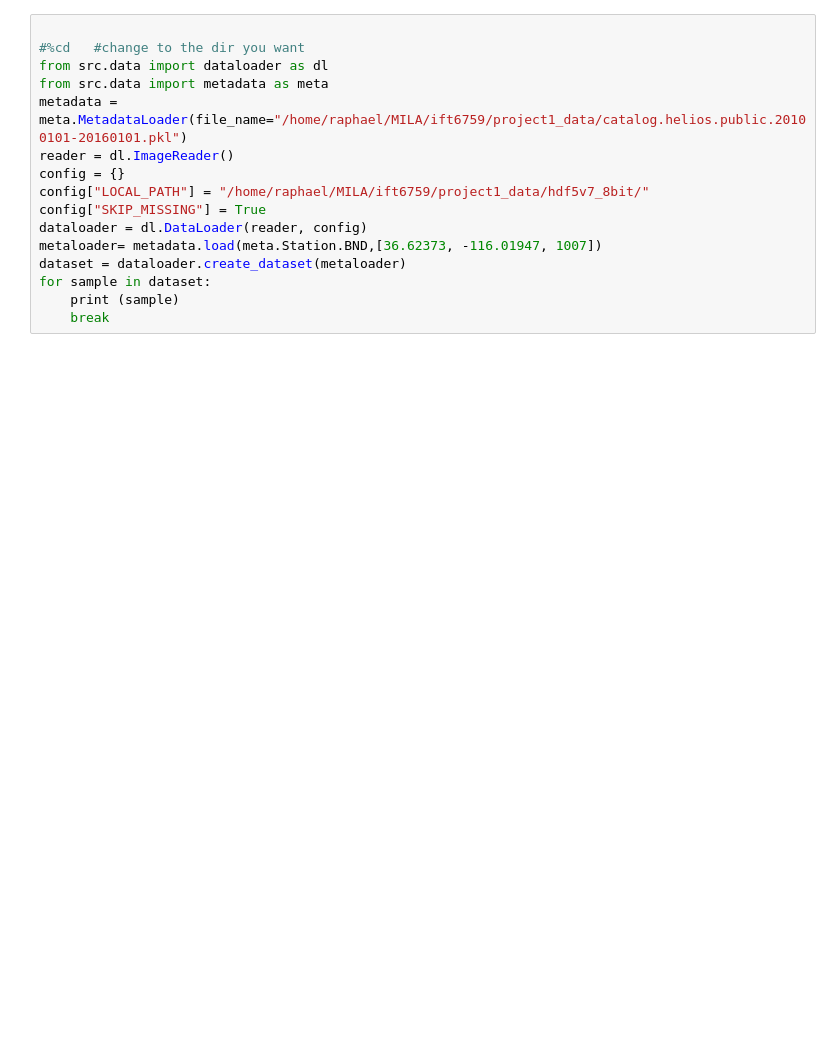
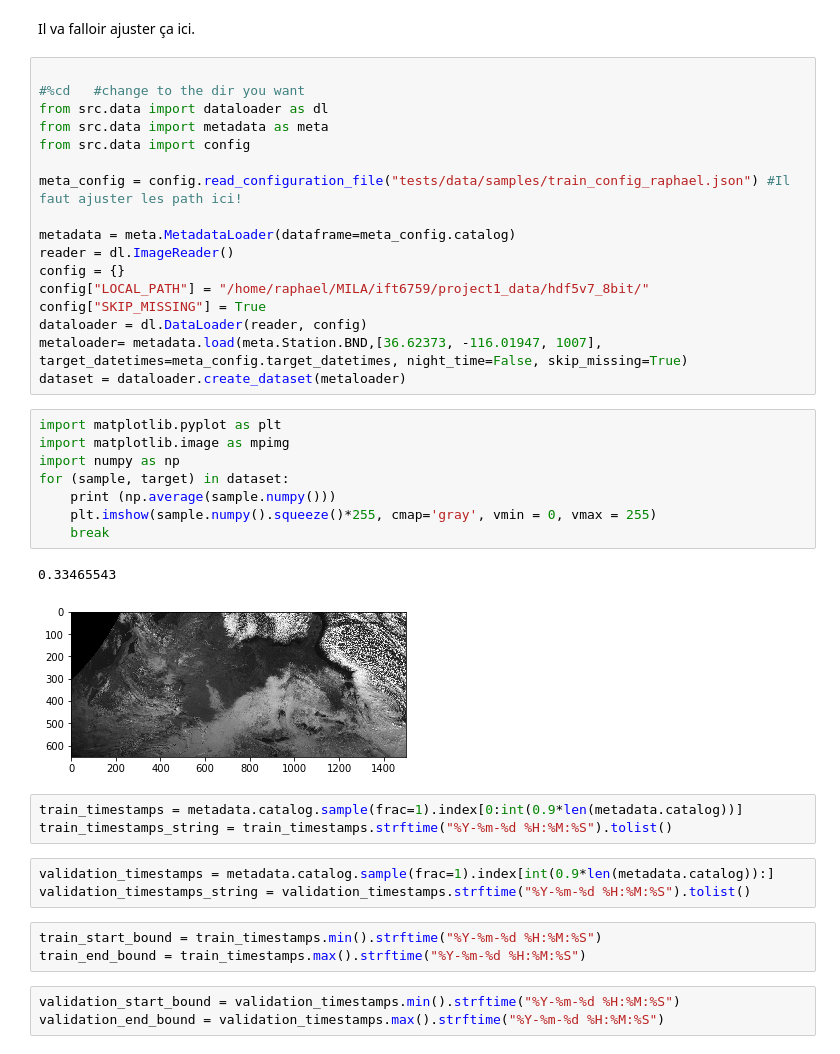
Before and after one commit to nathanielsimard/Solar-Irradiance-Prediction, a Jupyter notebook: notebooks/training_dry_run.ipynb, the cells around one changed output. Cells and saved outputs as stored; diff of their text form; blank space fills up the shorter version.

```diff
--- a/notebooks/training_dry_run.ipynb
+++ b/notebooks/training_dry_run.ipynb
@@ -5,16 +7,42 @@
+# %% [markdown]
+Il va falloir ajuster ça ici.
 # %%
 
 #%cd   #change to the dir you want
 from src.data import dataloader as dl
 from src.data import metadata as meta
-metadata = meta.MetadataLoader(file_name="/home/raphael/MILA/ift6759/project1_data/catalog.helios.public.20100101-20160101.pkl")
+from src.data import config
+
+meta_config = config.read_configuration_file("tests/data/samples/train_config_raphael.json") #Il faut ajuster les path ici!
+
+metadata = meta.MetadataLoader(dataframe=meta_config.catalog)
 reader = dl.ImageReader()
 config = {}
 config["LOCAL_PATH"] = "/home/raphael/MILA/ift6759/project1_data/hdf5v7_8bit/"
 config["SKIP_MISSING"] = True
 dataloader = dl.DataLoader(reader, config)
-metaloader= metadata.load(meta.Station.BND,[36.62373, -116.01947, 1007])
+metaloader= metadata.load(meta.Station.BND,[36.62373, -116.01947, 1007], target_datetimes=meta_config.target_datetimes, night_time=False, skip_missing=True)
 dataset = dataloader.create_dataset(metaloader)
-for sample in dataset:
-    print (sample)
-    break
+# %%
+import matplotlib.pyplot as plt
+import matplotlib.image as mpimg
+import numpy as np
+for (sample, target) in dataset:
+    print (np.average(sample.numpy()))
+    plt.imshow(sample.numpy().squeeze()*255, cmap='gray', vmin = 0, vmax = 255)
+    break
+# %% [output]
+0.33465543
+[figure, added]
+# %%
+train_timestamps = metadata.catalog.sample(frac=1).index[0:int(0.9*len(metadata.catalog))]
+train_timestamps_string = train_timestamps.strftime("%Y-%m-%d %H:%M:%S").tolist()
+# %%
+validation_timestamps = metadata.catalog.sample(frac=1).index[int(0.9*len(metadata.catalog)):]
+validation_timestamps_string = validation_timestamps.strftime("%Y-%m-%d %H:%M:%S").tolist()
+# %%
+train_start_bound = train_timestamps.min().strftime("%Y-%m-%d %H:%M:%S")
+train_end_bound = train_timestamps.max().strftime("%Y-%m-%d %H:%M:%S")
+# %%
+validation_start_bound = validation_timestamps.min().strftime("%Y-%m-%d %H:%M:%S")
+validation_end_bound = validation_timestamps.max().strftime("%Y-%m-%d %H:%M:%S")
```
Also changed, not shown: parts of 6 cells of this notebook, 1 other file.
